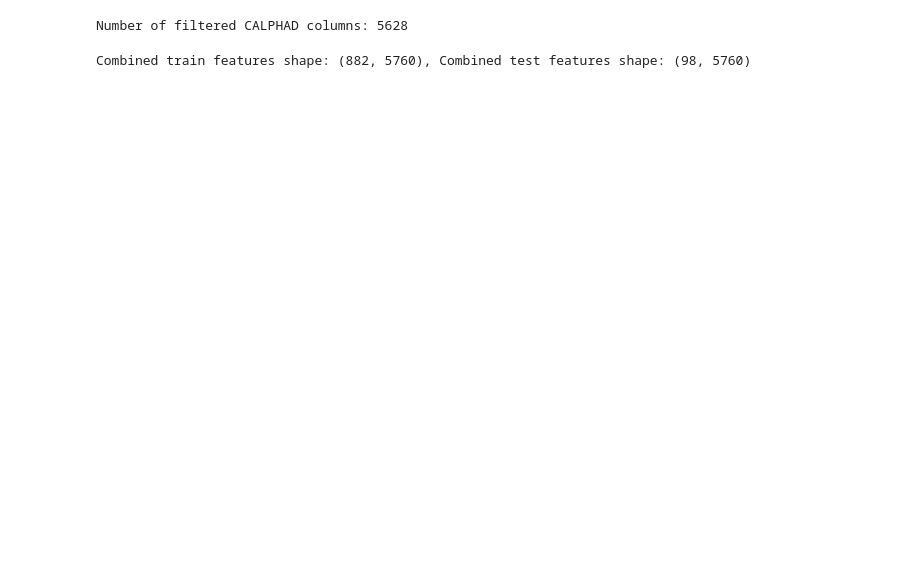
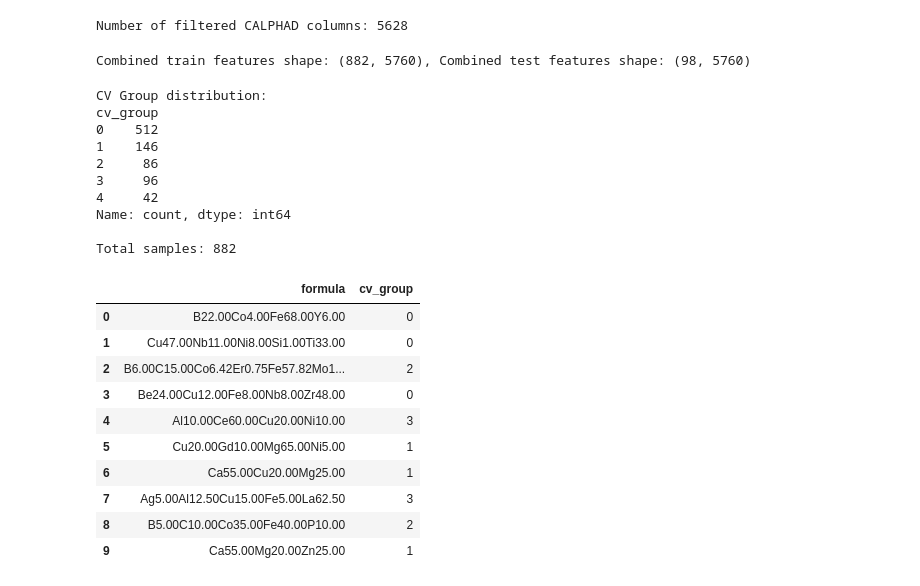
Before and after one commit to CTower87/ML_GFA_Prediction, a Jupyter notebook: CALPHAD_FINGERPRINT_Dmax.ipynb, the cells around one changed output. Drawn from its saved outputs; the diff is of its cells as text; code cells hidden in the pictures; blank space fills up the shorter version.

```diff
--- a/CALPHAD_FINGERPRINT_Dmax.ipynb
+++ b/CALPHAD_FINGERPRINT_Dmax.ipynb
@@ -77,16 +79,16 @@ temperature_range = [2200, 1700, 2450, 2100, 2400, 1900, 1850]
 temperature_range_str = [str(temp) for temp in temperature_range]
 
 # Filter the columns to include only those with the specified temperature ranges and Df
-filtered_CALPHAD_cols = [col for col in train_CALPHAD_df.columns if any(temp in col for temp in temperature_range_str) and 'DF' in col]
+filtered_CALPHAD_cols = [col for col in train_opt_CALPHAD_df.columns if any(temp in col for temp in temperature_range_str) and 'DF' in col]
 
 print(f"Number of filtered CALPHAD columns: {len(filtered_CALPHAD_cols)}")
 # %% [output]
 Number of filtered CALPHAD columns: 5628
 # %%
 #combine the CBFV features with the filtered CALPHAD features for training and test data
-X_train = pd.concat([train_CBFV_df, train_CALPHAD_df[filtered_CALPHAD_cols]], axis=1)
+X_train_opt = pd.concat([train_opt_CBFV_df, train_opt_CALPHAD_df[filtered_CALPHAD_cols]], axis=1)
 X_test = pd.concat([test_CBFV_df, test_CALPHAD_df[filtered_CALPHAD_cols]], axis=1)
 
-print(f"Combined train features shape: {X_train.shape}, Combined test features shape: {X_test.shape}")
+print(f"Combined train features shape: {X_train_opt.shape}, Combined test features shape: {X_test.shape}")
 # %% [output]
 Combined train features shape: (882, 5760), Combined test features shape: (98, 5760)
@@ -92,0 +101,42 @@ Combined train features shape: (882, 5760), Combined test features shape: (98, 5
+# %%
+# Create 5 CV groups by clustering similar alloys together
+# Standardize features for clustering
+kmeans_scaler = StandardScaler()
+kmeans_X_scaled = kmeans_scaler.fit_transform(X_train_opt)
+
+# Use KMeans to group similar alloys into 5 clusters
+kmeans = KMeans(n_clusters=5, random_state=42, n_init=10)
+cv_groups = kmeans.fit_predict(kmeans_X_scaled)
+
+# Add group assignments to a dataframe for reference
+cv_group_df = pd.DataFrame({
+    'formula': train_opt_CALPHAD_df['alloy_string'],
+    'cv_group': cv_groups
+})
+
+print("CV Group distribution:")
+print(cv_group_df['cv_group'].value_counts().sort_index())
+print(f"\nTotal samples: {len(cv_groups)}")
+cv_group_df.head(10)
+# %% [output]
+CV Group distribution:
+cv_group
+0    512
+1    146
+2     86
+3     96
+4     42
+Name: count, dtype: int64
+
+Total samples: 882
+|  | formula | cv_group |
+| 0 | B22.00Co4.00Fe68.00Y6.00 | 0 |
+| 1 | Cu47.00Nb11.00Ni8.00Si1.00Ti33.00 | 0 |
+| 2 | B6.00C15.00Co6.42Er0.75Fe57.82Mo1... | 2 |
+| 3 | Be24.00Cu12.00Fe8.00Nb8.00Zr48.00 | 0 |
+| 4 | Al10.00Ce60.00Cu20.00Ni10.00 | 3 |
+| 5 | Cu20.00Gd10.00Mg65.00Ni5.00 | 1 |
+| 6 | Ca55.00Cu20.00Mg25.00 | 1 |
+| 7 | Ag5.00Al12.50Cu15.00Fe5.00La62.50 | 3 |
+| 8 | B5.00C10.00Co35.00Fe40.00P10.00 | 2 |
+| 9 | Ca55.00Mg20.00Zn25.00 | 1 |
```
Also changed, not shown: parts of 8 cells of this notebook, 2 other files.
